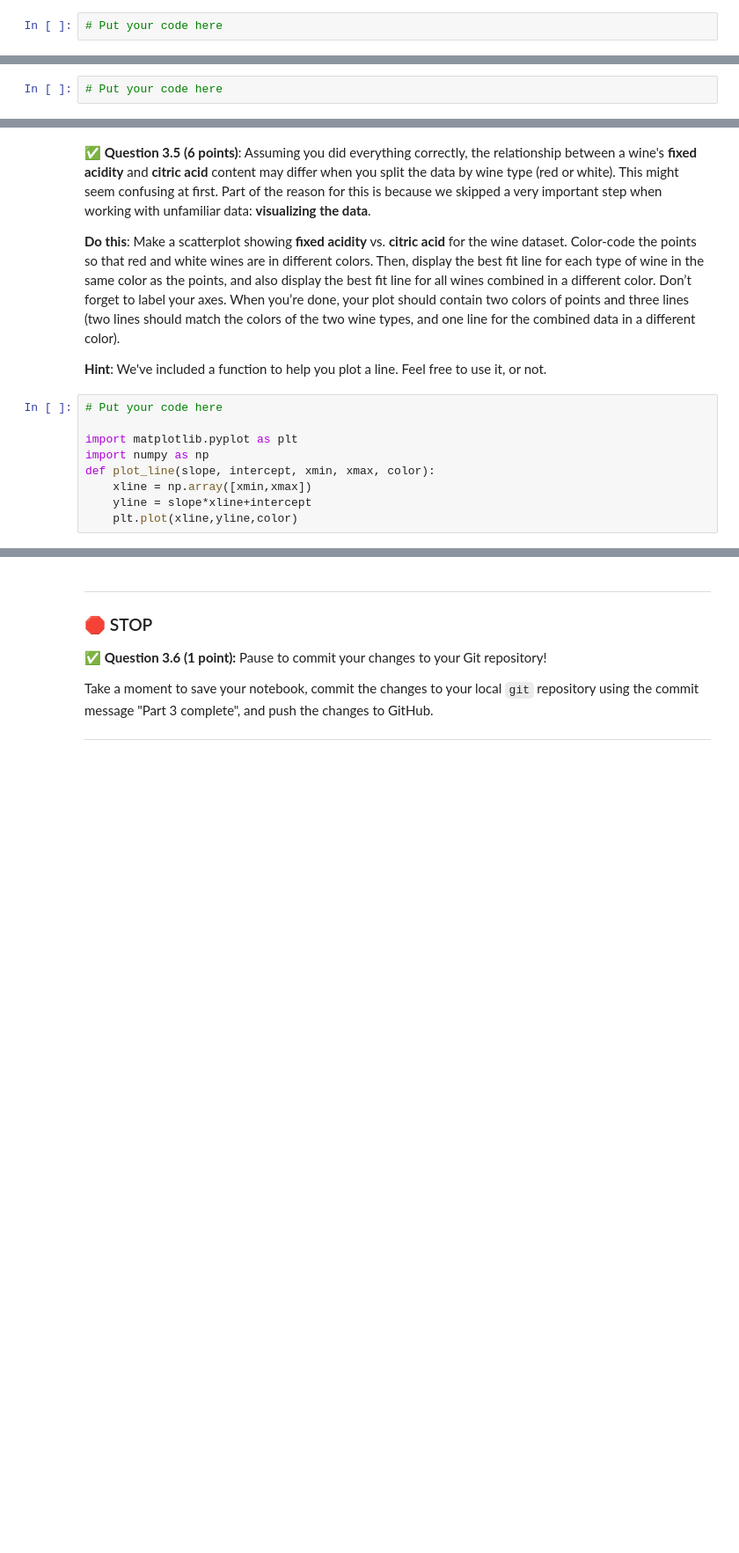
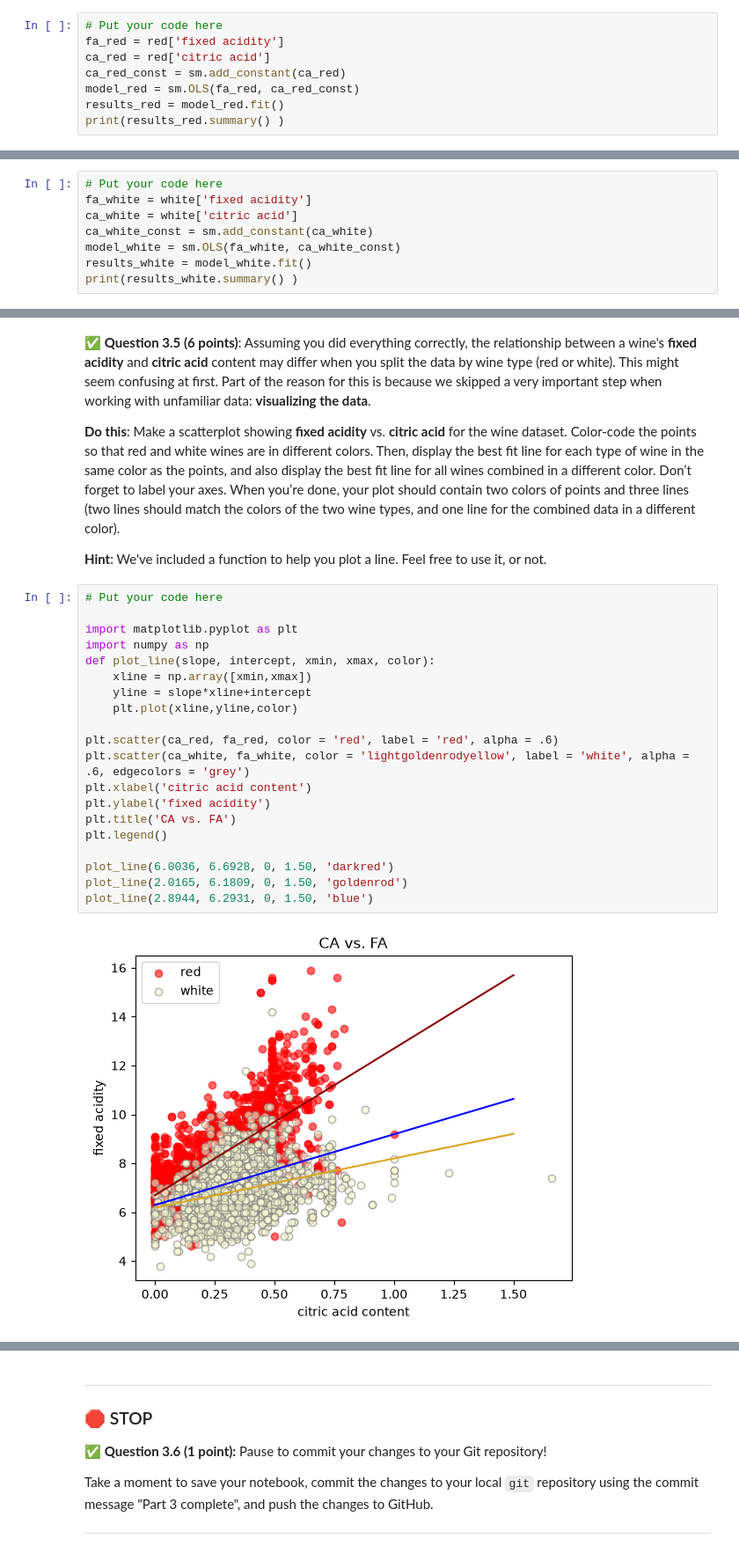
Before and after one commit to emilysklenicka/CMSE202-f26-turnin, a Jupyter notebook: hw-03/HW03-Regression-STUDENT.ipynb, the cells around one changed output, grey strips where cells are left out. Shown at 88% size. Cells and saved outputs as stored; diff of their text form; blank space fills up the shorter version.

```diff
--- a/hw-03/HW03-Regression-STUDENT.ipynb
+++ b/hw-03/HW03-Regression-STUDENT.ipynb
@@ -374,3 +404,9 @@ This regression analysis can reveal subtle patterns in acidity management, helpi
 &#9989; **Question 3.3.1 (2 points)**: Using the `OLS` method in `statsmodels`, perform a linear regression to predict the **fixed acidity** of red wine samples using **citric acid** as the predictor, and display the results summary.
 # %%
 # Put your code here
+fa_red = red['fixed acidity']
+ca_red = red['citric acid']
+ca_red_const = sm.add_constant(ca_red)
+model_red = sm.OLS(fa_red, ca_red_const)
+results_red = model_red.fit()
+print(results_red.summary() )
@@ -383,3 +437,9 @@ This regression analysis can reveal subtle patterns in acidity management, helpi
 &#9989; **Question 3.3.2 (2 points)**: Using the `OLS` method in `statsmodels`, perform a linear regression to predict the **fixed acidity** of white wine samples using **citric acid** as the predictor, and display the results summary.
 # %%
 # Put your code here
+fa_white = white['fixed acidity']
+ca_white = white['citric acid']
+ca_white_const = sm.add_constant(ca_white)
+model_white = sm.OLS(fa_white, ca_white_const)
+results_white = model_white.fit()
+print(results_white.summary() )
@@ -412,12 +498,25 @@ This regression analysis can reveal subtle patterns in acidity management, helpi
 # %%
 # Put your code here
 
 import matplotlib.pyplot as plt
 import numpy as np
 def plot_line(slope, intercept, xmin, xmax, color):
     xline = np.array([xmin,xmax])
     yline = slope*xline+intercept
     plt.plot(xline,yline,color)
+
+plt.scatter(ca_red, fa_red, color = 'red', label = 'red', alpha = .6)
+plt.scatter(ca_white, fa_white, color = 'lightgoldenrodyellow', label = 'white', alpha = .6, edgecolors = 'grey')
+plt.xlabel('citric acid content')
+plt.ylabel('fixed acidity')
+plt.title('CA vs. FA')
+plt.legend()
+
+plot_line(6.0036, 6.6928, 0, 1.50, 'darkred')
+plot_line(2.0165, 6.1809, 0, 1.50, 'goldenrod')
+plot_line(2.8944, 6.2931, 0, 1.50, 'blue')
+# %% [output]
+[figure, added]
 # %% [markdown]
 <!-- END QUESTION -->
 <!-- DO NOT MODIFY OR DELETE THIS CELL. Make sure your solution to the question above is in the cell(s) above this one. -->
```
Also changed, not shown: parts of 5 cells of this notebook.
